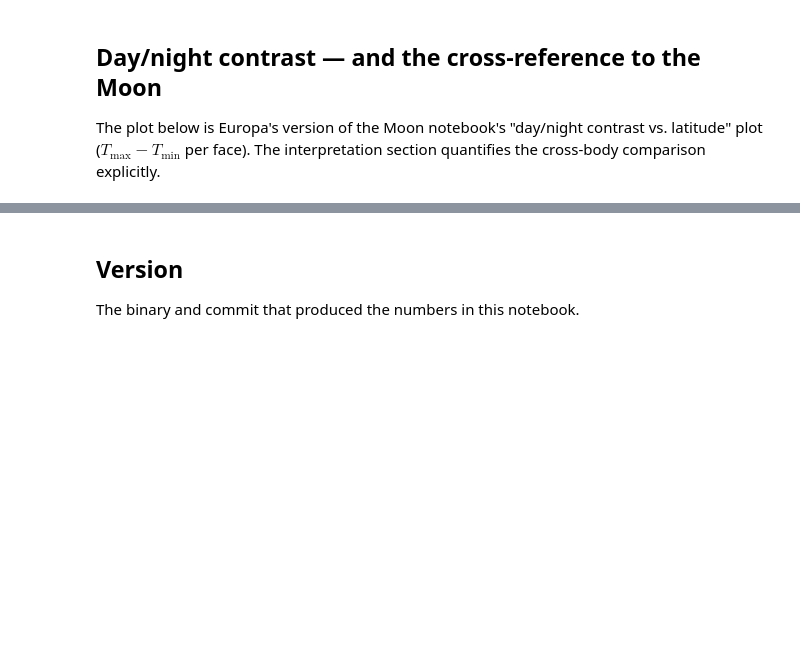
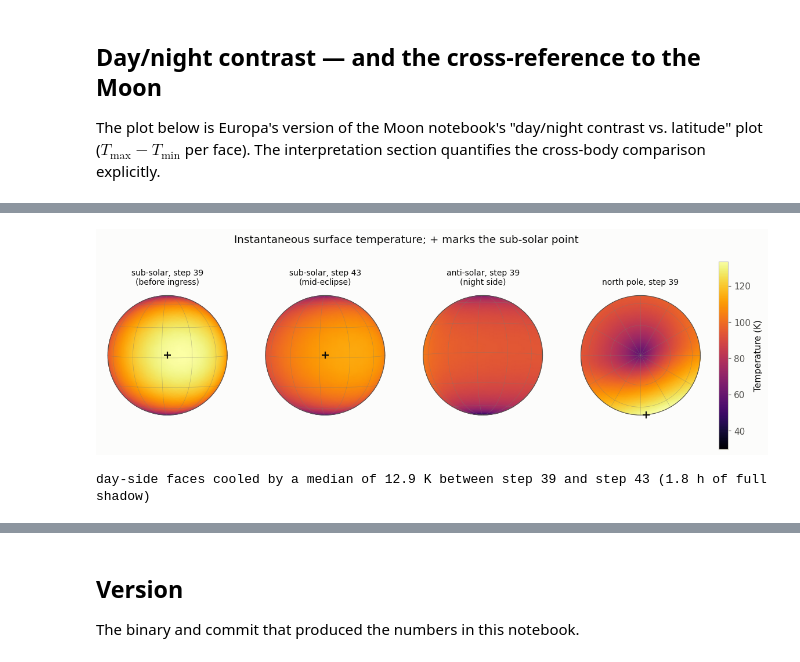
Before and after one commit to phayne/ptm3d-archive, a Jupyter notebook: docs/tutorials/notebooks/02_europa_thermal.ipynb, the cells around one changed output, grey strips where cells are left out. Cells and saved outputs as stored; diff of their text form; code cells hidden in the pictures; blank space fills up the shorter version.

```diff
--- a/docs/tutorials/notebooks/02_europa_thermal.ipynb
+++ b/docs/tutorials/notebooks/02_europa_thermal.ipynb
@@ -806,0 +996,40 @@ faces to within the coarse-mesh grazing-incidence residual.
+# %%
+STEP_BEFORE = int(eclipse_steps[0] - 1)
+STEP_DARK = int(eclipse_steps[len(eclipse_steps) // 2])
+
+ds_before = load_bin(direct_dir / f"direct_solar_{STEP_BEFORE:04d}.bin")
+sub_lat, sub_lon = subsolar_latlon(ds_before, centers)
+brightest = int(np.argmax(ds_before))
+sep_deg = np.degrees(np.arccos(np.clip(
+    centers[brightest] @ face_unit_vectors(np.array([sub_lat]), np.array([sub_lon]))[0],
+    -1, 1)))
+print(f"step {STEP_BEFORE} ({utc[STEP_BEFORE]}): sub-solar point at "
+      f"lat {sub_lat:+.1f}, lon {sub_lon:+.1f} deg")
+print(f"  brightest face is {sep_deg:.1f} deg away (mesh face pitch is "
+      f"~{np.degrees(np.sqrt(4 * np.pi / len(lat))):.1f} deg)")
+
+T_before = load_bin(temp_dir / f"temperature_{STEP_BEFORE:04d}.bin")
+T_dark = load_bin(temp_dir / f"temperature_{STEP_DARK:04d}.bin")
+norm_snap = mpl.colors.Normalize(min(T_before.min(), T_dark.min()),
+                                 max(T_before.max(), T_dark.max()))
+
+panels = [(T_before, sub_lat, sub_lon, f"sub-solar, step {STEP_BEFORE}\n(before ingress)"),
+          (T_dark, sub_lat, sub_lon, f"sub-solar, step {STEP_DARK}\n(mid-eclipse)"),
+          (T_before, -sub_lat, sub_lon + 180.0, f"anti-solar, step {STEP_BEFORE}\n(night side)"),
+          (T_before, 90.0, 0.0, f"north pole, step {STEP_BEFORE}")]
+
+fig, axes = plt.subplots(1, 4, figsize=(14, 4.2))
+for ax, (field, vlat, vlon, label) in zip(axes, panels):
+    art = globe(ax, xyz, tris, vertex_values_from_faces(tris, field, len(xyz)),
+                vlat, vlon, CMAP_T, norm_snap, label, mark=(sub_lat, sub_lon))
+cb = fig.colorbar(art, ax=axes, fraction=0.02, pad=0.02)
+cb.set_label("Temperature (K)")
+fig.suptitle("Instantaneous surface temperature; + marks the sub-solar point", y=0.99)
+plt.show()
+
+dayside = T_before > 100.0
+print(f"\nday-side faces cooled by a median of "
+      f"{np.median(T_before[dayside] - T_dark[dayside]):.1f} K between step "
+      f"{STEP_BEFORE} and step {STEP_DARK} "
+      f"({(t_hr[STEP_DARK] - t_hr[STEP_BEFORE]):.1f} h of full shadow)")
+# %% [output]
@@ -806,0 +1038,2 @@ faces to within the coarse-mesh grazing-incidence residual.
+[figure, added]
+day-side faces cooled by a median of 12.9 K between step 39 and step 43 (1.8 h of full shadow)
```
Also changed, not shown: parts of 37 cells of this notebook, 3 other files.
